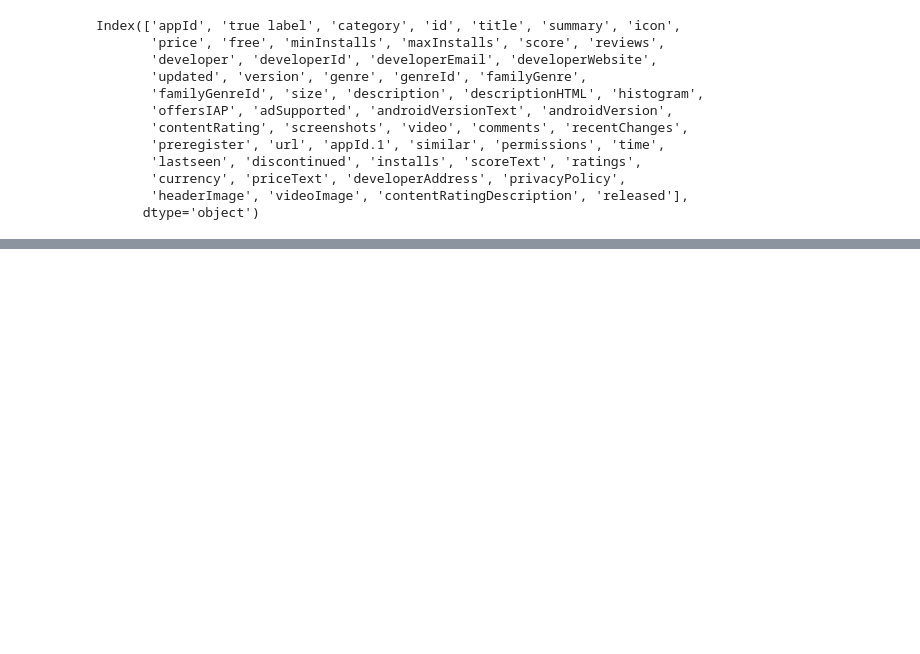
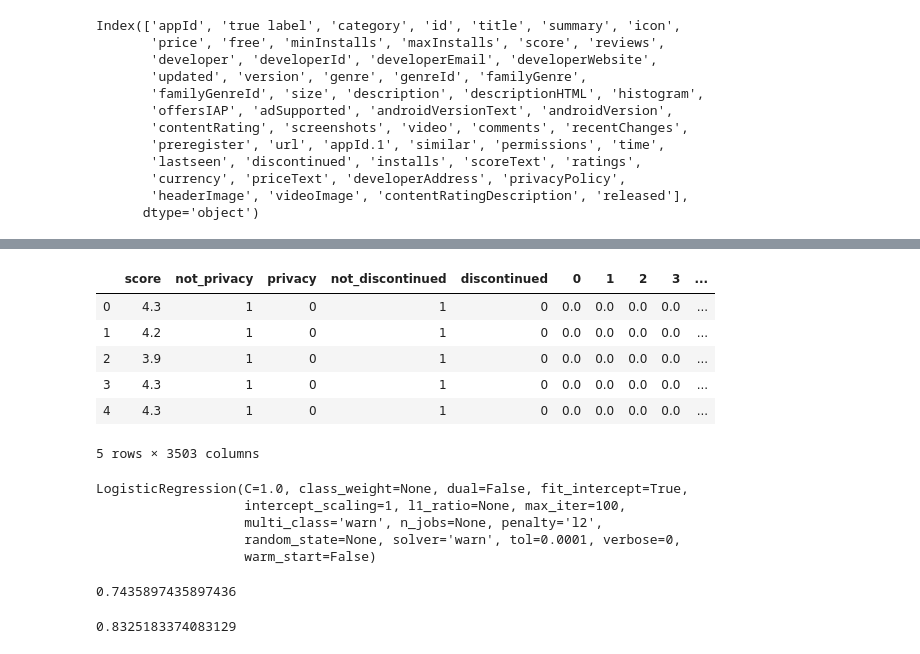
Before and after one commit to dni138/ML_IPV, a Jupyter notebook: Model_Experimentation_Apps.ipynb, the cells around one changed output, grey strips where cells are left out. Drawn from its saved outputs; the diff is of its cells as text; code cells hidden in the pictures; blank space fills up the shorter version.

```diff
--- a/Model_Experimentation_Apps.ipynb
+++ b/Model_Experimentation_Apps.ipynb
@@ -52,0 +237,15 @@ data.head()
+# %%
+train_labels = train_data['category'].values
+test_labels = test_data['category'].values
+train_data = train_data.drop(['text', 'true label', 'category', 'index'], axis = 1)
+test_data = test_data.drop(['text', 'true label', 'category', 'index'], axis = 1)
+# %%
+train_data.head()
+# %% [output]
+|  | score | not_privacy | privacy | not_discontinued | discontinued | 0 | 1 | 2 | 3 | ... |
+| 0 | 4.3 | 1 | 0 | 1 | 0 | 0.0 | 0.0 | 0.0 | 0.0 | ... |
+| 1 | 4.2 | 1 | 0 | 1 | 0 | 0.0 | 0.0 | 0.0 | 0.0 | ... |
+| 2 | 3.9 | 1 | 0 | 1 | 0 | 0.0 | 0.0 | 0.0 | 0.0 | ... |
+| 3 | 4.3 | 1 | 0 | 1 | 0 | 0.0 | 0.0 | 0.0 | 0.0 | ... |
+| 4 | 4.3 | 1 | 0 | 1 | 0 | 0.0 | 0.0 | 0.0 | 0.0 | ... |
+5 rows × 3503 columns
@@ -52,0 +255,17 @@ data.head()
+# %%
+lr = LogisticRegression()
+lr.fit(train_data, train_labels)
+# %% [output]
+LogisticRegression(C=1.0, class_weight=None, dual=False, fit_intercept=True,
+                   intercept_scaling=1, l1_ratio=None, max_iter=100,
+                   multi_class='warn', n_jobs=None, penalty='l2',
+                   random_state=None, solver='warn', tol=0.0001, verbose=0,
+                   warm_start=False)
+# %%
+lr.score(test_data, test_labels)
+# %% [output]
+0.7435897435897436
+# %%
+lr.score(train_data, train_labels)
+# %% [output]
+0.8325183374083129
```
Also changed, not shown: parts of 43 cells of this notebook.
